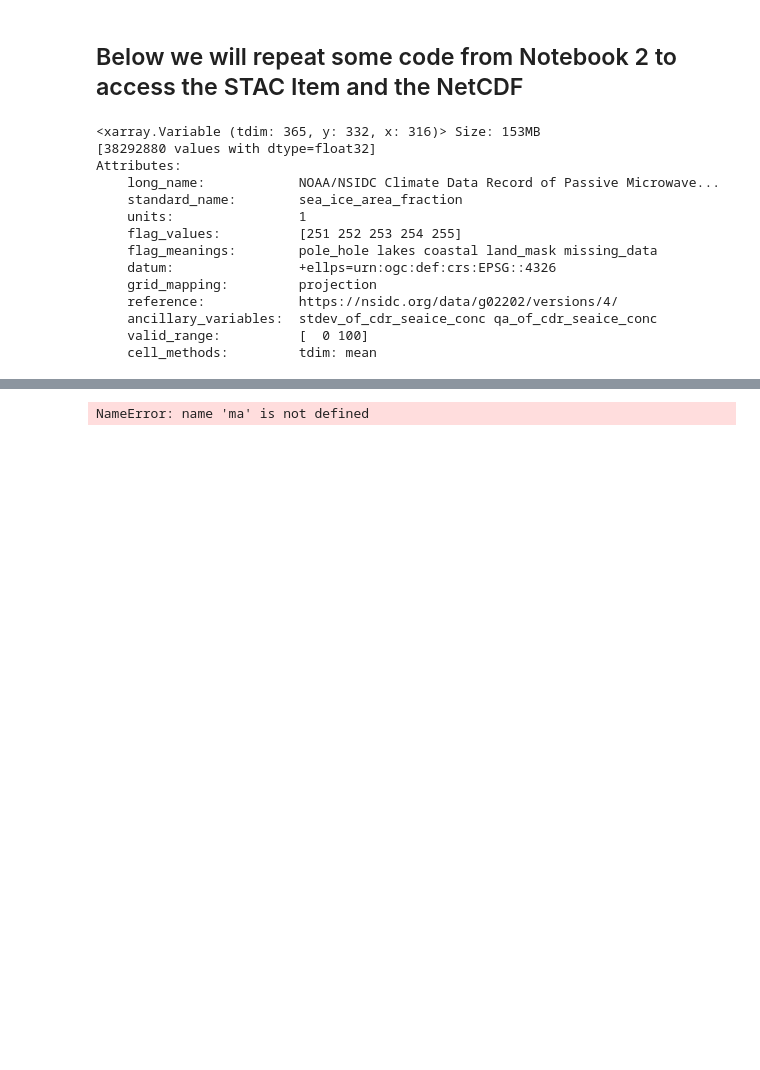
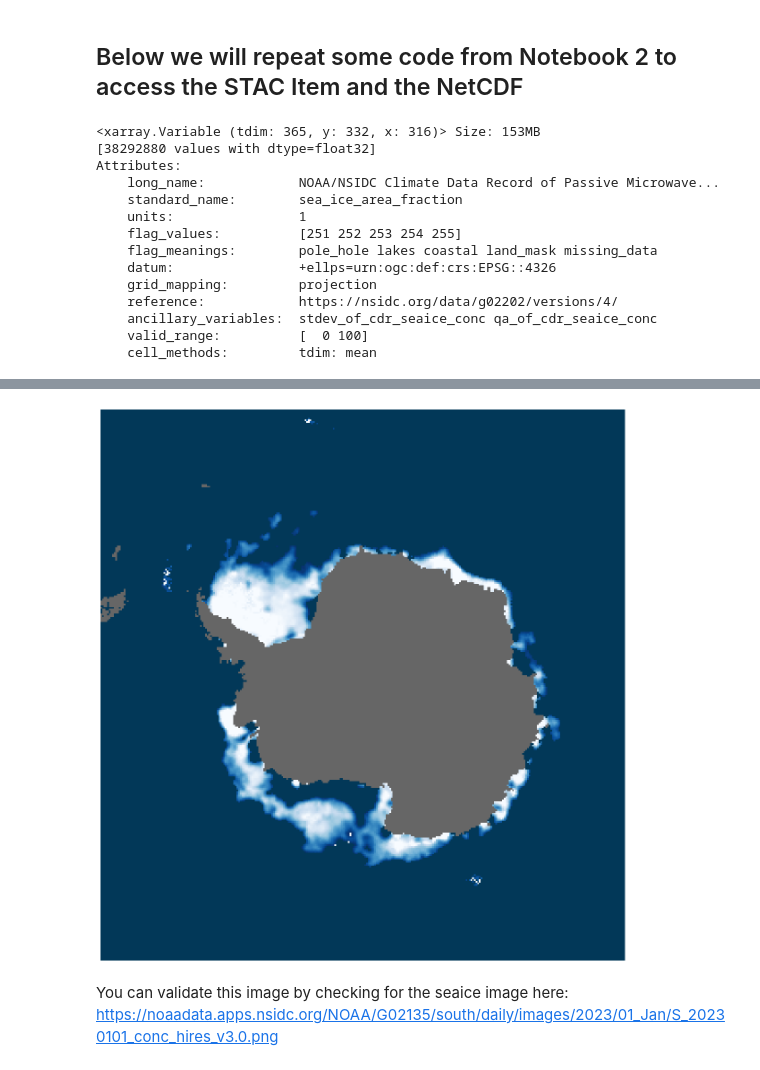
Before and after one commit to nsidc/seaice-cdr-learning-notebook, a Jupyter notebook: CDR-Notebooks/Notebook3.ipynb, the cells around one changed output, grey strips where cells are left out. Saved outputs shown, nothing was run; the diff lists cells and outputs as text; code cells hidden in the pictures; blank space fills up the shorter version.

```diff
--- a/CDR-Notebooks/Notebook3.ipynb
+++ b/CDR-Notebooks/Notebook3.ipynb
@@ -32,9 +31,9 @@ netcdf_url = daily_sh_2023_item.assets['netcdf'].href
 fs = fsspec.filesystem('https')
 ds = xr.open_dataset(fs.open(netcdf_url))
 # %%
-# Pull out sea ice concentration variable
-cdr_seaice_conc = ds.variables['cdr_seaice_conc']
-cdr_seaice_conc
+# Pull out sea ice concentration variable into numpy array
+cdr_seaice_conc_var = ds.variables['cdr_seaice_conc']
+cdr_seaice_conc_var
 # %% [output]
 <xarray.Variable (tdim: 365, y: 332, x: 316)> Size: 153MB
 [38292880 values with dtype=float32]
@@ -61,0 +59,3 @@ array(1., dtype=float32)
+# %%
+cdr_seaice_conc = np.array(cdr_seaice_conc_var)
+cdr_seaice_conc
@@ -61,0 +80,4 @@ array(1., dtype=float32)
+# %%
+# Here we are pulling out one day from our file. We chose day 0 so that is January 1, 2023
+seaice_conc_1d = cdr_seaice_conc[0,:,:]
+seaice_conc_1d
@@ -62,29 +92,28 @@ array(1., dtype=float32)
 # %%
 # Filter out any concentrations less than 15%
 #sic_15 = ma.masked_outside(seaice_conc_np_2d_percent, 15, 255)
 #filter out the ocean pixels = 0
-ocean = ma.masked_outside(seaice_conc_np_2d_percent, 0, 0)
+ocean = ma.masked_outside(seaice_conc_1d, 0, 0)
 
 # Only keep sea ice conentration i.e. Remove the land (254)
-sic_15 = ma.masked_outside(seaice_conc_np_2d_percent, 15, 100)
+sic_15 = ma.masked_outside(seaice_conc_1d, .15, 1)
 
 # filter out the land pixels = 254
-land = ma.masked_outside(seaice_conc_np_2d_percent, 254, 254)
-coast = ma.masked_outside(seaice_conc_np_2d_percent, 253, 253)
-lakes = ma.masked_outside(seaice_conc_np_2d_percent, 252, 252)
+land = ma.masked_outside(seaice_conc_1d, 2.54, 2.54)
+coast = ma.masked_outside(seaice_conc_1d, 2.53, 2.53)
+lakes = ma.masked_outside(seaice_conc_1d, 2.52, 2.52)
 
 fig, ax1 = plt.subplots(figsize=(22, 16))
 seaice_15_plot = ax1.imshow(sic_15, cmap='Blues_r', interpolation='none')
 land_plot = ax1.imshow(land, cmap='Accent_r', interpolation='none')
 coast_plot = ax1.imshow(coast, cmap='Accent_r', interpolation='none')
 ocean_plot = ax1.imshow(ocean, cmap='PuBu_r', interpolation='none')
 lake_plot = ax1.imshow(lakes, cmap='PuBu_r', interpolation='none')
 plt.axis('off')
 
-# Save to tif image
-hemi = filename[18:20]
-tif_file_name = 'CDRV4-sic-15percent-edge-' + hemi + '-' + str(human_date) + '.tif'
-plt.savefig(tif_file_name,bbox_inches='tight')
+
 plt.show()
 # %% [output]
-NameError: name 'ma' is not defined
+[figure, added]
+# %% [markdown]
+You can validate this image by checking for the seaice image here: https://noaadata.apps.nsidc.org/NOAA/G02135/south/daily/images/2023/01_Jan/S_20230101_conc_hires_v3.0.png
```
Also changed, not shown: parts of 5 cells of this notebook, 2 other files.
